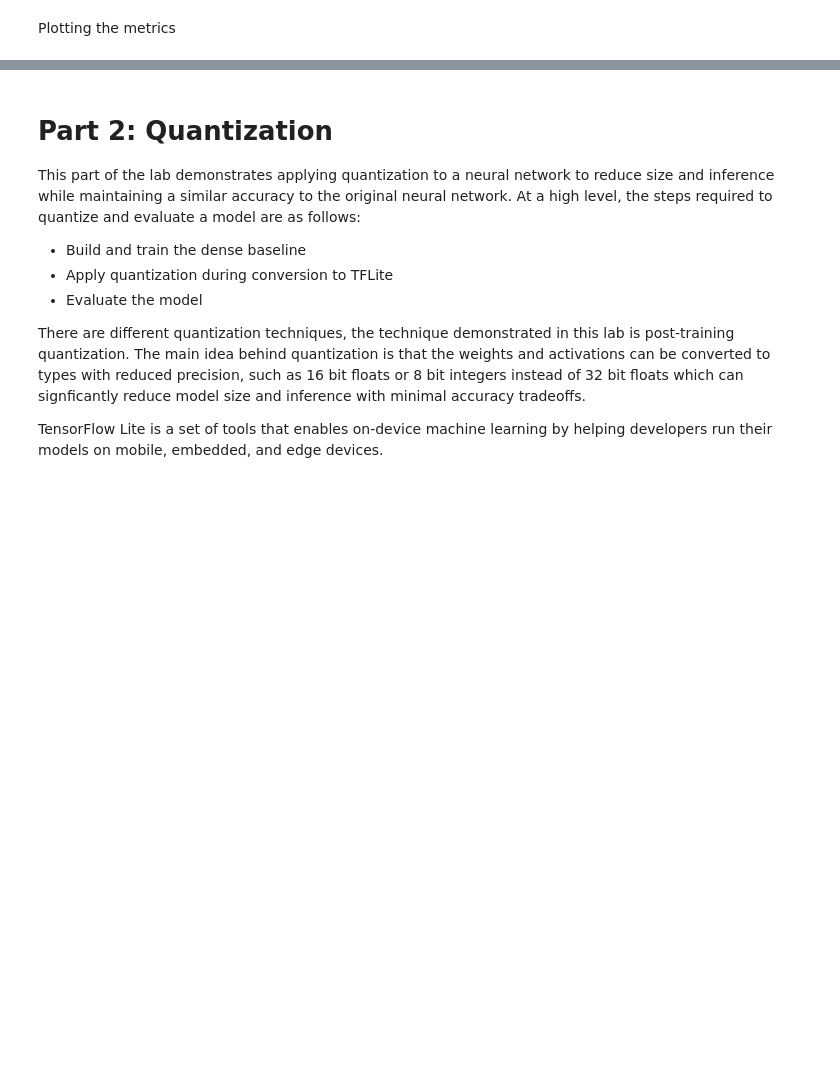
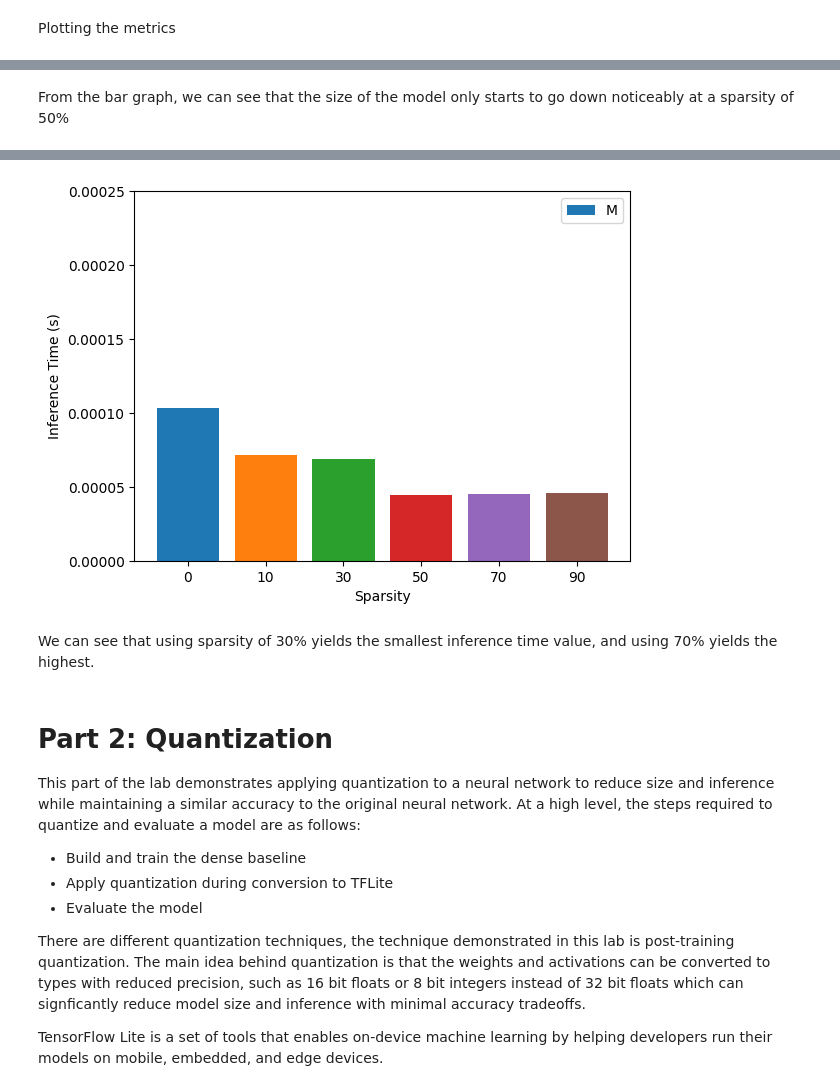
Before and after one commit to KaleF07/ENDG_511, a Jupyter notebook: Lab_2/ENDG511_LAB_2_2024.ipynb, the cells around one changed output, grey strips where cells are left out. Saved outputs shown, nothing was run; the diff lists cells and outputs as text; code cells hidden in the pictures; blank space fills up the shorter version.

```diff
--- a/Lab_2/ENDG511_LAB_2_2024.ipynb
+++ b/Lab_2/ENDG511_LAB_2_2024.ipynb
@@ -812,0 +790,26 @@ Plotting the metrics
+# %% [markdown]
+From the bar graph, we can see that the size of the model only starts to go down noticeably at a sparsity of 50%
+# %%
+# INSERT YOUR CODE HERE
+inference_time_results = []
+
+for i in range(len(sparsity_values)):
+    sparsity = sparsity_values[i]
+
+    inference_time = evaluate_inference_time(sparsity)
+    inference_time_results.append(inference_time)
+
+fig, ax = plt.subplots()
+
+bar_colors = ['tab:blue', 'tab:orange', 'tab:green', 'tab:red', 'tab:purple', 'tab:brown']
+bar_labels = ['0', '10', '30', '50', '70', '90']
+
+ax.bar(bar_labels, inference_time_results, color=bar_colors, label=None)
+
+ax.set_ylabel('Inference Time (s)')
+ax.set_xlabel('Sparsity')
+ax.legend('Model size for different sparsity values')
+ax.set_ylim([0, 0.00025])
+
+plt.show()
+# %% [output]
@@ -813,3 +828,6 @@ Plotting the metrics
+[figure, added]
+# %% [markdown]
+We can see that using sparsity of 30% yields the smallest inference time value, and using 70% yields the highest.
 # %% [markdown]
 # **Part 2**:  Quantization
 This part of the lab demonstrates applying quantization to a neural network to reduce size and inference while maintaining a similar accuracy to the original neural network. At a high level, the steps required to quantize and evaluate a model are as follows:
```
Also changed, not shown: parts of 61 cells of this notebook, 33 other files.
